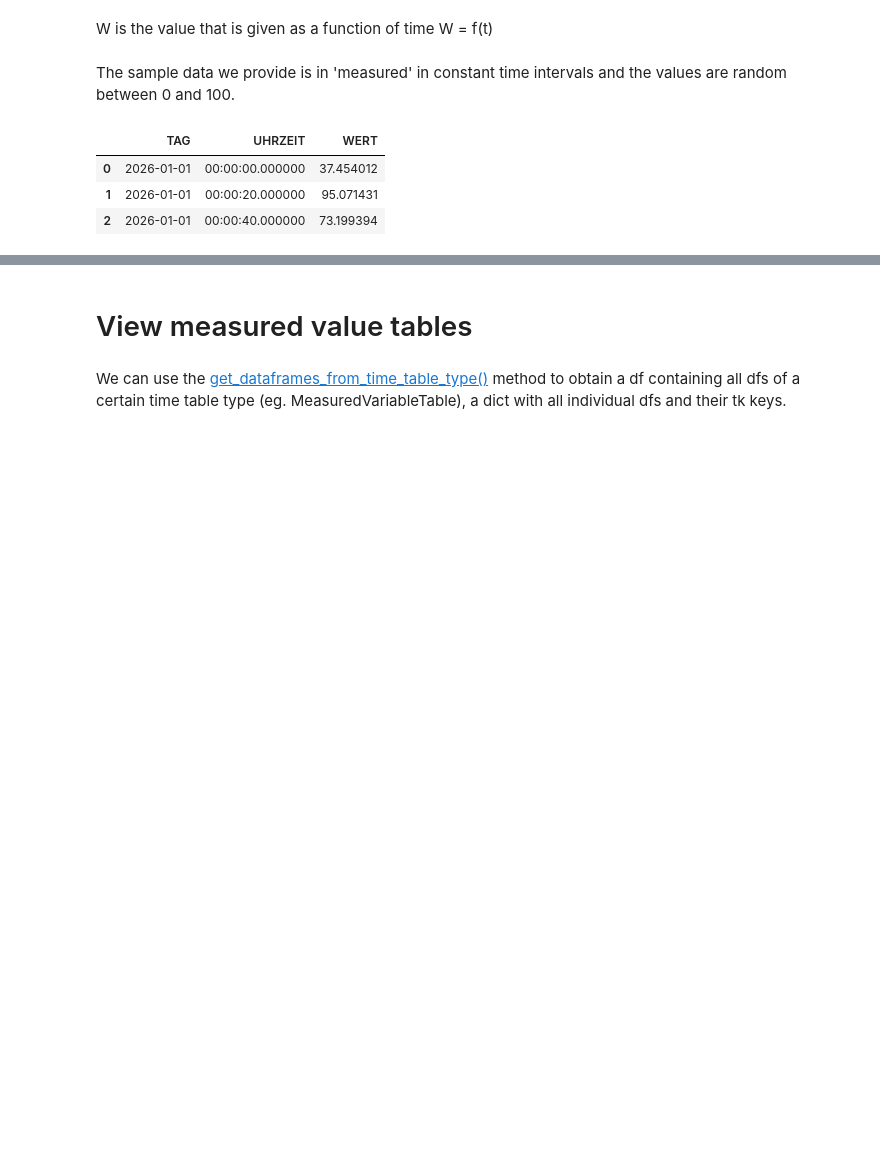
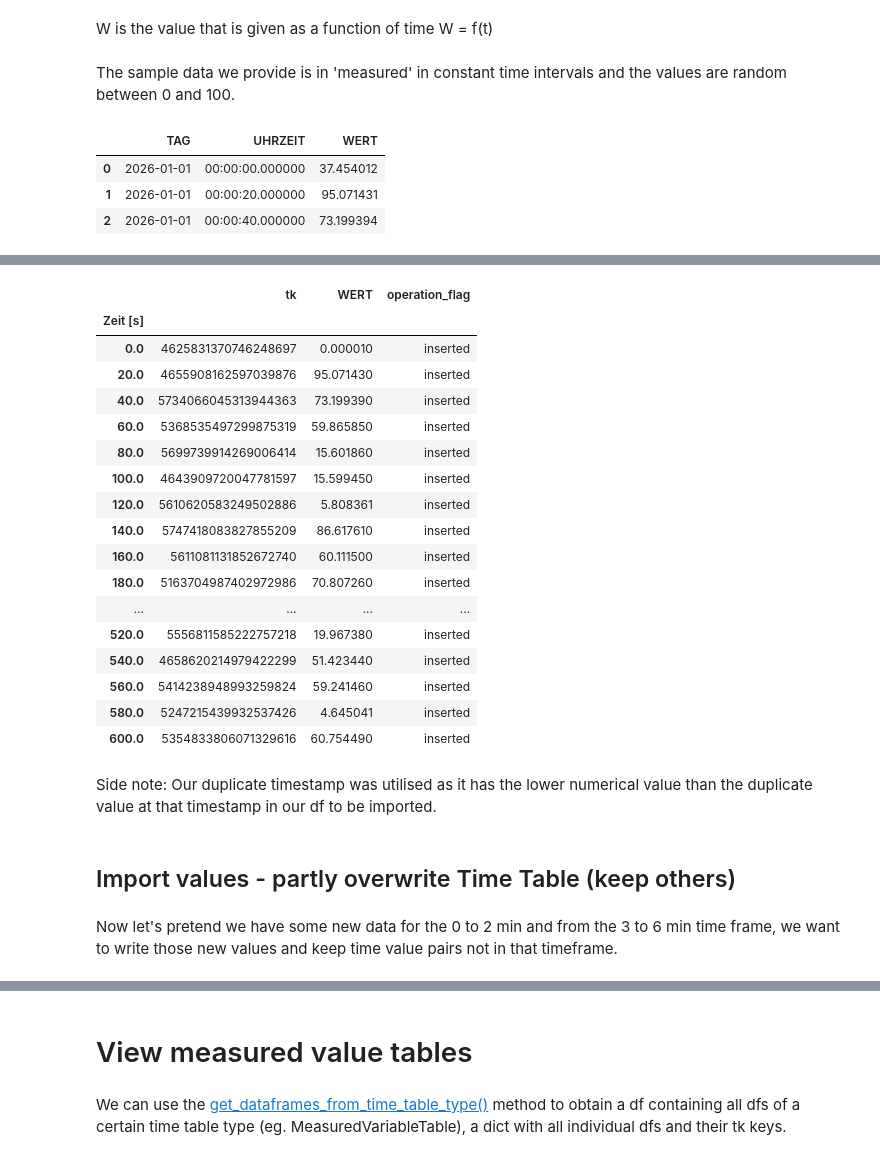
Before and after one commit to 3SConsult/sir3stoolkit, a Jupyter notebook: docs/source/tutorials/SIR3S_Model_Mantle/Tutorial054_Assets/ToolkitTutorial054.ipynb, the cells around one changed output, grey strips where cells are left out. Saved outputs shown, nothing was run; the diff lists cells and outputs as text; code cells hidden in the pictures; blank space fills up the shorter version.

```diff
--- a/docs/source/tutorials/SIR3S_Model_Mantle/Tutorial054_Assets/ToolkitTutorial054.ipynb
+++ b/docs/source/tutorials/SIR3S_Model_Mantle/Tutorial054_Assets/ToolkitTutorial054.ipynb
@@ -115,6 +119,16 @@ for t, w in zip(time_seconds, werte):
         "WERT": w
     })
 
+# duplicate timestamp to check behavior
+timestamp = DATE + timedelta(seconds=int(0))
+tag = timestamp.strftime("%Y-%m-%d")
+uhrzeit = timestamp.strftime("%H:%M:%S.%f")
+rows.append({
+        "TAG": tag,
+        "UHRZEIT": uhrzeit,
+        "WERT": 0.00001 # low numerical value
+    })
+
 # Build DataFrame
 df = pd.DataFrame(rows, columns=["TAG", "UHRZEIT", "WERT"])
 # %%
@@ -129,3 +147,3 @@ We can use the [insert_dataframe_into_time_table()](https://3sconsult.github.io/
 # %%
-s3s.insert_dataframe_into_time_table(time_table_tk=measured_variable_table_1, dataframe=df)
+df_measured_variable_table_1 = s3s.insert_dataframe_into_time_table(time_table_tk=measured_variable_table_1, dataframe=df)
 # %% [output]
@@ -148,0 +167,27 @@ s3s.insert_dataframe_into_time_table(time_table_tk=measured_variable_table_1, da
+# %%
+df_measured_variable_table_1
+# %% [output]
+|  | tk | WERT | operation_flag |
+| Zeit [s] |  |  |  |
+| 0.0 | 4625831370746248697 | 0.000010 | inserted |
+| 20.0 | 4655908162597039876 | 95.071430 | inserted |
+| 40.0 | 5734066045313944363 | 73.199390 | inserted |
+| 60.0 | 5368535497299875319 | 59.865850 | inserted |
+| 80.0 | 5699739914269006414 | 15.601860 | inserted |
+| 100.0 | 4643909720047781597 | 15.599450 | inserted |
+| 120.0 | 5610620583249502886 | 5.808361 | inserted |
+| 140.0 | 5747418083827855209 | 86.617610 | inserted |
+| 160.0 | 5611081131852672740 | 60.111500 | inserted |
+| 180.0 | 5163704987402972986 | 70.807260 | inserted |
+| ... | ... | ... | ... |
+| 520.0 | 5556811585222757218 | 19.967380 | inserted |
+| 540.0 | 4658620214979422299 | 51.423440 | inserted |
+| 560.0 | 5414238948993259824 | 59.241460 | inserted |
+| 580.0 | 5247215439932537426 | 4.645041 | inserted |
+| 600.0 | 5354833806071329616 | 60.754490 | inserted |
+# %% [markdown]
+Side note: Our duplicate timestamp was utilised as it has the lower numerical value than the duplicate value at that timestamp in our df to be imported.
+# %% [markdown]
+## Import values - partly overwrite Time Table (keep others)
+# %% [markdown]
+Now let's pretend we have some new data for the 0 to 2 min and from the 3 to 6 min time frame, we want to write those new values and keep time value pairs not in that timeframe.
```
Also changed, not shown: parts of 51 cells of this notebook, 3 other files.
